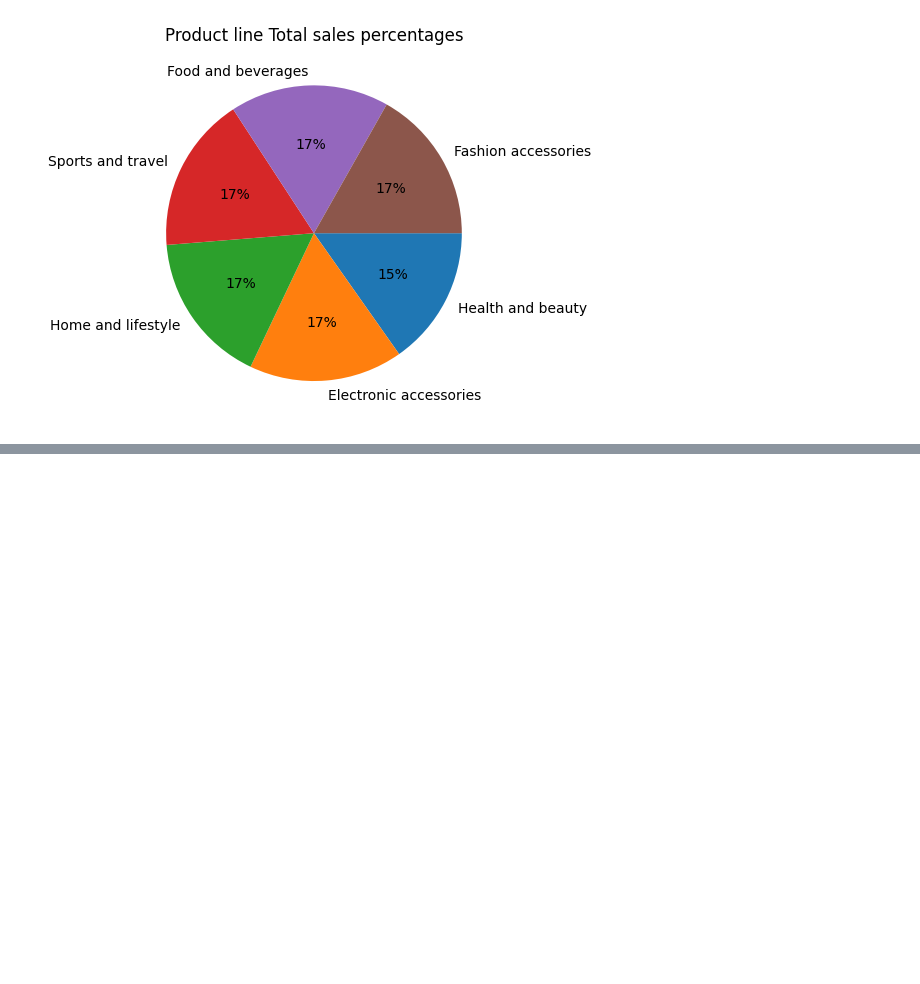
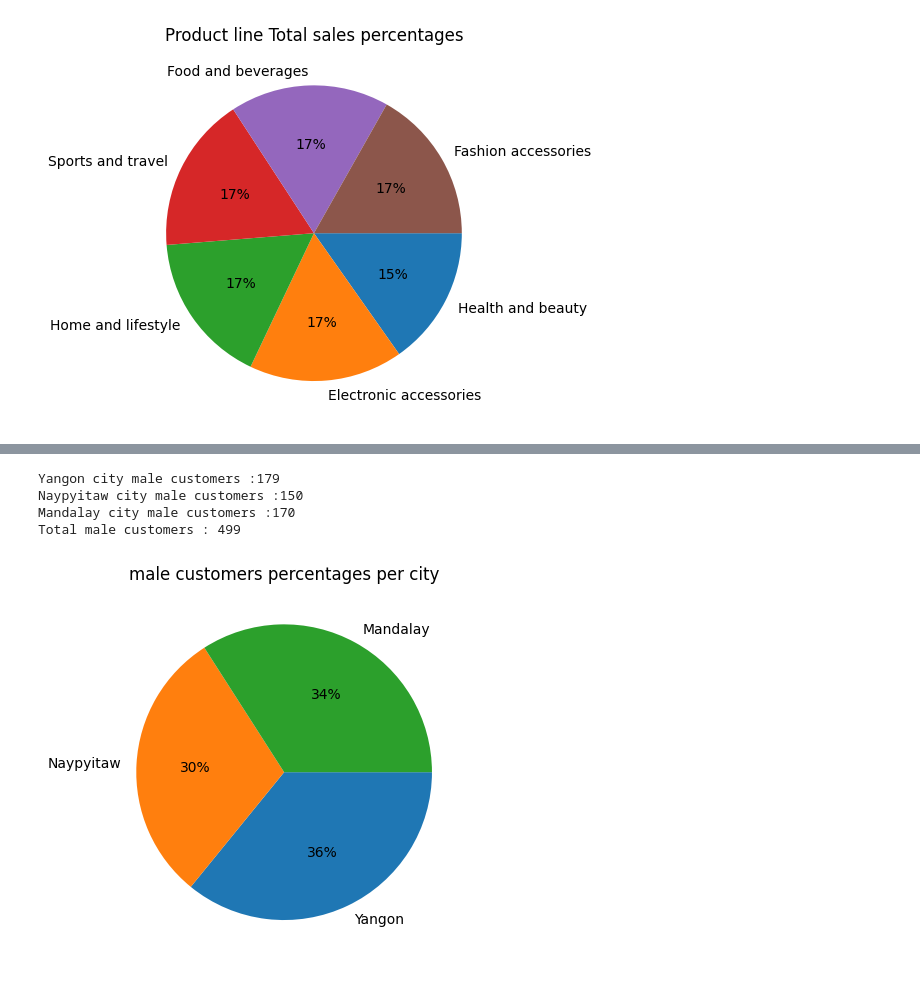
Before and after one commit to Kelvinkimotho/Projects-, a Jupyter notebook: supermarket_sales/supermarket_sales_analysis.ipynb, the cells around one changed output, grey strips where cells are left out. Saved outputs shown, nothing was run; the diff lists cells and outputs as text; code cells hidden in the pictures; blank space fills up the shorter version.

```diff
--- a/supermarket_sales/supermarket_sales_analysis.ipynb
+++ b/supermarket_sales/supermarket_sales_analysis.ipynb
@@ -147,0 +183,29 @@ plt.show()
+# %%
+#cities
+cities=df['City'].unique()
+total_men=0
+male_customers_list=[]
+for city in cities:
+    city_male_customers=f"{city}_male_customers"
+    city_male_customers=0
+    for i in range(len(df)):
+        if df.loc[i].City==city and  df.loc[i].Gender=="Male":
+            city_male_customers+=1
+    print(f"{city } city male customers :{city_male_customers}")
+    total_men+=city_male_customers
+    male_customers_list.append(city_male_customers)
+print(f"Total male customers : {total_men}")
+# %% [output]
+Yangon city male customers :179
+Naypyitaw city male customers :150
+Mandalay city male customers :170
+Total male customers : 499
+# %%
+#ploting a piechart of female customers percentage per city
+sizes=male_customers_list
+labels=cities
+plt.pie(sizes,labels=labels,autopct="%1.f%%",counterclock=False)
+plt.title("male customers percentages per city")
+plt.show()
+# %% [output]
+[figure, added]
```
Also changed, not shown: parts of 5 cells of this notebook.
